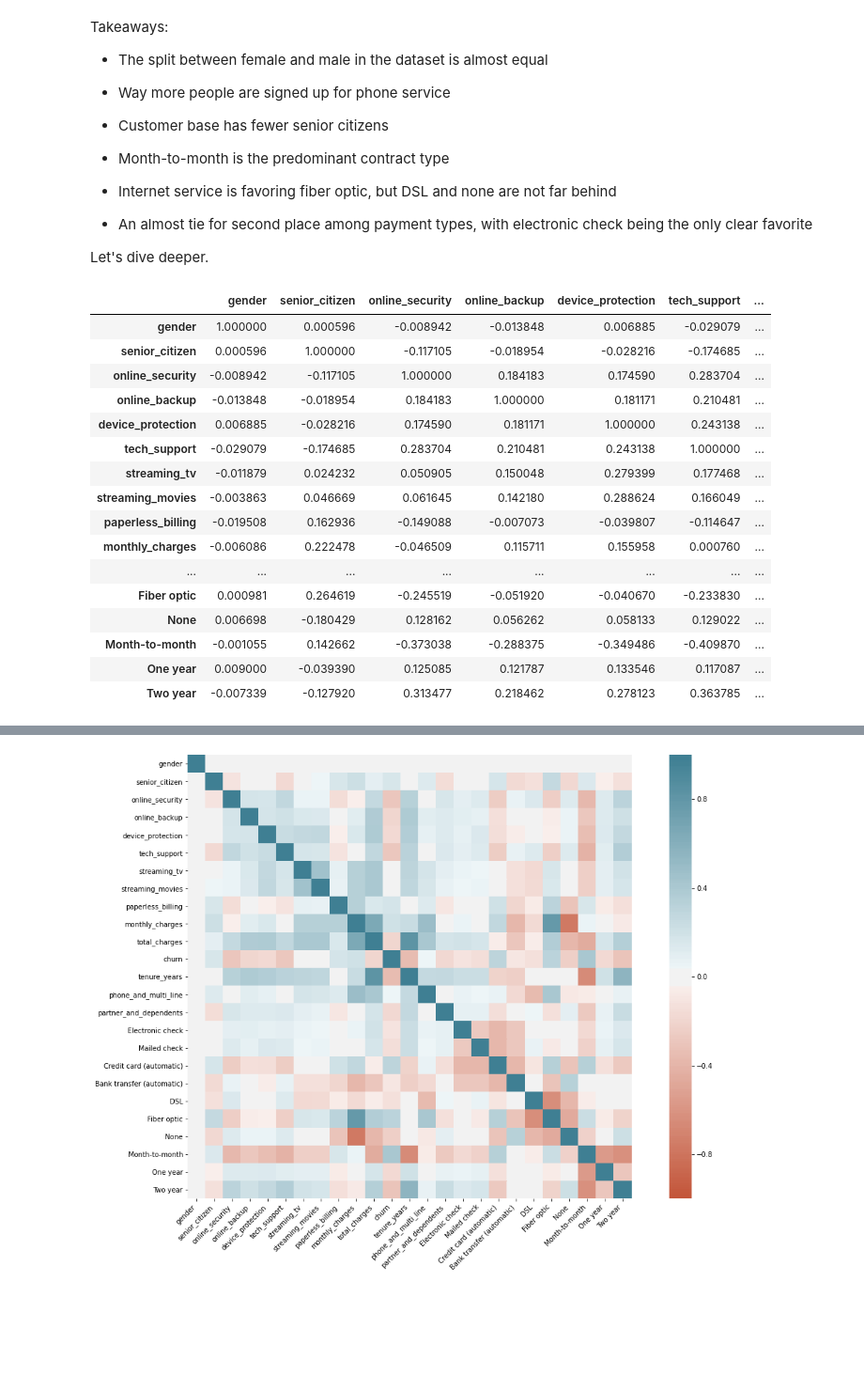
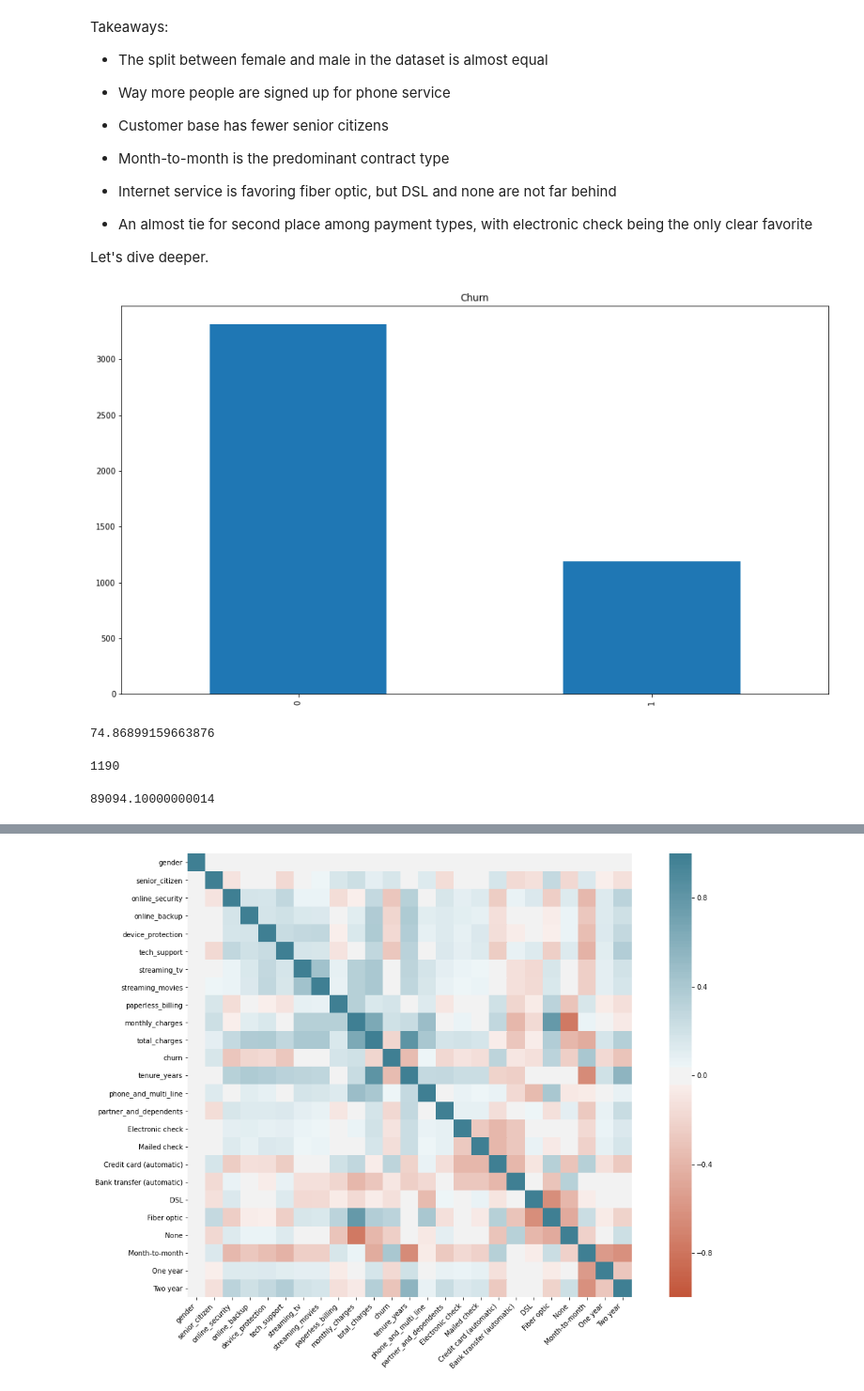
Before and after one commit to sonny-chase-nick-classification-project/telco_classification, a Jupyter notebook: Why_are_our_customers_churning.ipynb, the cells around one changed output, grey strips where cells are left out. Shown at 94% size. Drawn from its saved outputs; the diff is of its cells as text; code cells hidden in the pictures; blank space fills up the shorter version.

```diff
--- a/Why_are_our_customers_churning.ipynb
+++ b/Why_are_our_customers_churning.ipynb
@@ -261,23 +261,27 @@ Takeaways:
 - An almost tie for second place among payment types, with electronic check being the only clear favorite
 
 Let's dive deeper.
-# %%
-X_train.corr()
-# %% [output]
-|  | gender | senior_citizen | online_security | online_backup | device_protection | tech_support | ... |
-| gender | 1.000000 | 0.000596 | -0.008942 | -0.013848 | 0.006885 | -0.029079 | ... |
-| senior_citizen | 0.000596 | 1.000000 | -0.117105 | -0.018954 | -0.028216 | -0.174685 | ... |
-| online_security | -0.008942 | -0.117105 | 1.000000 | 0.184183 | 0.174590 | 0.283704 | ... |
-| online_backup | -0.013848 | -0.018954 | 0.184183 | 1.000000 | 0.181171 | 0.210481 | ... |
-| device_protection | 0.006885 | -0.028216 | 0.174590 | 0.181171 | 1.000000 | 0.243138 | ... |
-| tech_support | -0.029079 | -0.174685 | 0.283704 | 0.210481 | 0.243138 | 1.000000 | ... |
-| streaming_tv | -0.011879 | 0.024232 | 0.050905 | 0.150048 | 0.279399 | 0.177468 | ... |
-| streaming_movies | -0.003863 | 0.046669 | 0.061645 | 0.142180 | 0.288624 | 0.166049 | ... |
-| paperless_billing | -0.019508 | 0.162936 | -0.149088 | -0.007073 | -0.039807 | -0.114647 | ... |
-| monthly_charges | -0.006086 | 0.222478 | -0.046509 | 0.115711 | 0.155958 | 0.000760 | ... |
-| ... | ... | ... | ... | ... | ... | ... | ... |
-| Fiber optic | 0.000981 | 0.264619 | -0.245519 | -0.051920 | -0.040670 | -0.233830 | ... |
-| None | 0.006698 | -0.180429 | 0.128162 | 0.056262 | 0.058133 | 0.129022 | ... |
-| Month-to-month | -0.001055 | 0.142662 | -0.373038 | -0.288375 | -0.349486 | -0.409870 | ... |
-| One year | 0.009000 | -0.039390 | 0.125085 | 0.121787 | 0.133546 | 0.117087 | ... |
-| Two year | -0.007339 | -0.127920 | 0.313477 | 0.218462 | 0.278123 | 0.363785 | ... |
+# %%
+# Let's take a look at what is heppening with just churn.
+
+plt.figure(figsize=(16,9))
+X_train.churn.value_counts().plot.bar().set_title("Churn")
+plt.show()
+# %% [output]
+[figure, added]
+# %%
+# what are our typical monthly revenue is per customer
+mean_charges = X_train[X_train.churn == 1].monthly_charges.mean()
+mean_charges
+# %% [output]
+74.86899159663876
+# %%
+# what are the total loses from churn in our train dataset
+churned = X_train[X_train.churn == 1].monthly_charges.count()
+churned
+# %% [output]
+1190
+# %%
+mean_charges * churned
+# %% [output]
+89094.10000000014
```
Also changed, not shown: parts of 3 cells of this notebook.
